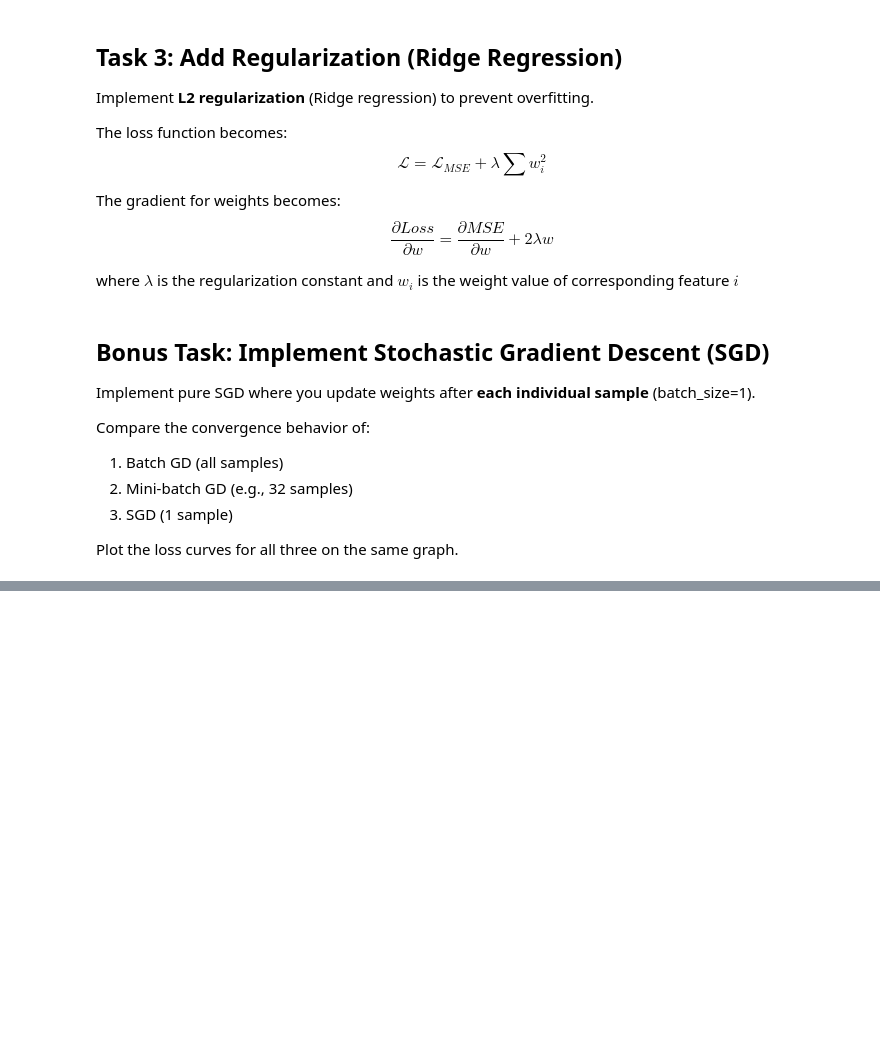
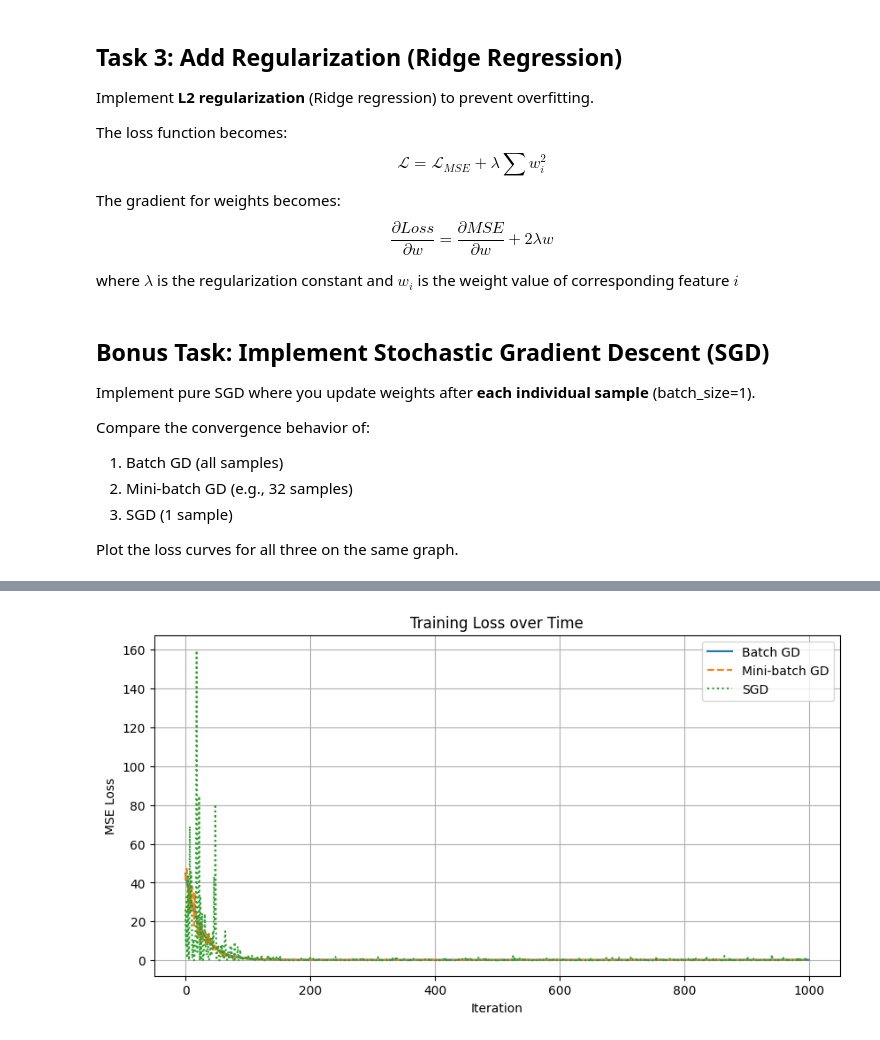
Before and after one commit to Kysievir/python1_hw, a Jupyter notebook: python2/Python2_session14_GradientDescent.ipynb, the cells around one changed output, grey strips where cells are left out. Drawn from its saved outputs; the diff is of its cells as text; code cells hidden in the pictures; blank space fills up the shorter version.

```diff
--- a/python2/Python2_session14_GradientDescent.ipynb
+++ b/python2/Python2_session14_GradientDescent.ipynb
@@ -270,7 +270,7 @@ def compute_mse(y_true: np.ndarray, y_pred: np.ndarray) -> float:
         MSE loss value
     """
    # Your code here
-    return np.mean(np.sum((y_true - y_pred) ** 2))
+    return np.mean((y_true - y_pred) ** 2)
 # %%
 def compute_gradients(X: np.ndarray, y: np.ndarray, y_pred: np.ndarray) -> tuple:
     """
@@ -338,7 +338,13 @@ def train_linear_regression(
 
     for i in range(n_iterations):
         # Your code here
-        pass
+        y_pred = predict(X, w, b)
+        loss = compute_mse(y, y_pred)
+        loss_history.append(loss)
+
+        grad_w, grad_b = compute_gradients(X, y, y_pred)
+        w -= learning_rate * grad_w
+        b -= learning_rate * grad_b
 
         if verbose and (i % log_every_n_step == 0 or i == n_iterations - 1):
             print(f"Iteration {i:4d} | Loss: {loss:.6f}")
@@ -630,0 +711,18 @@ Plot the loss curves for all three on the same graph.
+# %%
+# True parameters we want to learn
+true_weights = np.array([2.0, -3.5, 1.5])
+true_bias = 5.0
+
+# Generate random features
+n_samples = 1000
+n_features = 3
+X = np.random.randn(n_samples, n_features)
+
+# Generate target with some noise
+noise = np.random.randn(n_samples) * 0.5
+y = X @ true_weights + true_bias + noise
+
+print(f"X shape: {X.shape}")
+print(f"y shape: {y.shape}")
+print(f"True weights: {true_weights}")
+print(f"True bias: {true_bias}")
@@ -630,0 +736,5 @@ Plot the loss curves for all three on the same graph.
+# %%
+# Your code here
+w_GD, b_GD, losses_GD = train_linear_regression(X, y)
+w_minibatch, b_minibatch, losses_minibatch = train_minibatch_gd(X, y)
+w_SGD, b_SGD, losses_SGD = train_minibatch_gd(X, y, batch_size=1)
@@ -630,0 +759,13 @@ Plot the loss curves for all three on the same graph.
+# %%
+plt.figure(figsize=(10, 5))
+plt.plot(losses_GD, ls='-', label="Batch GD")
+plt.plot(losses_minibatch, ls='--', label="Mini-batch GD")
+plt.plot(losses_SGD, ls=':', label="SGD")
+plt.xlabel('Iteration')
+plt.ylabel('MSE Loss')
+plt.title('Training Loss over Time')
+plt.legend()
+plt.grid(True)
+plt.show()
+# %% [output]
+[figure, added]
```
Also changed, not shown: parts of 11 cells of this notebook, 2 other files.
